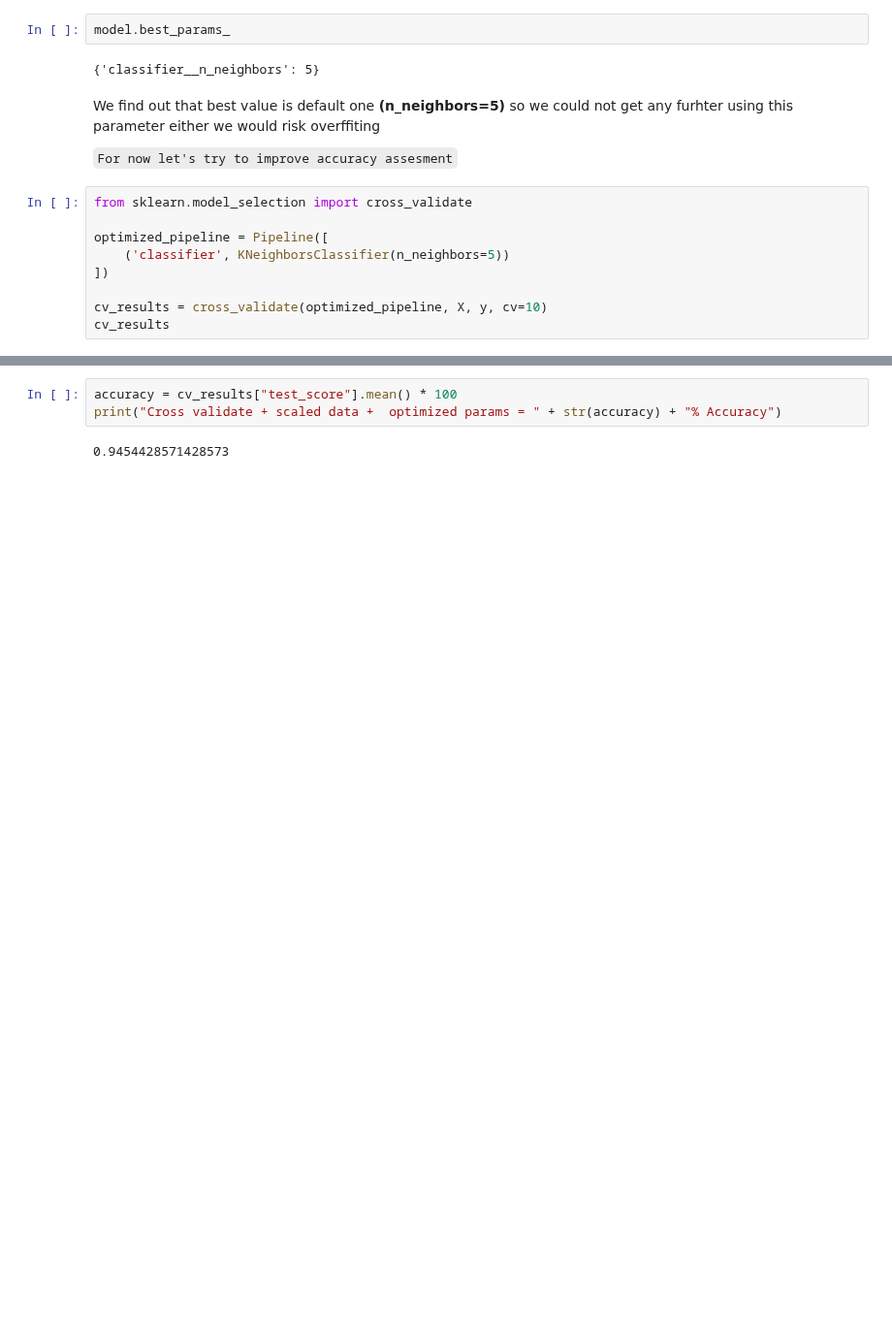
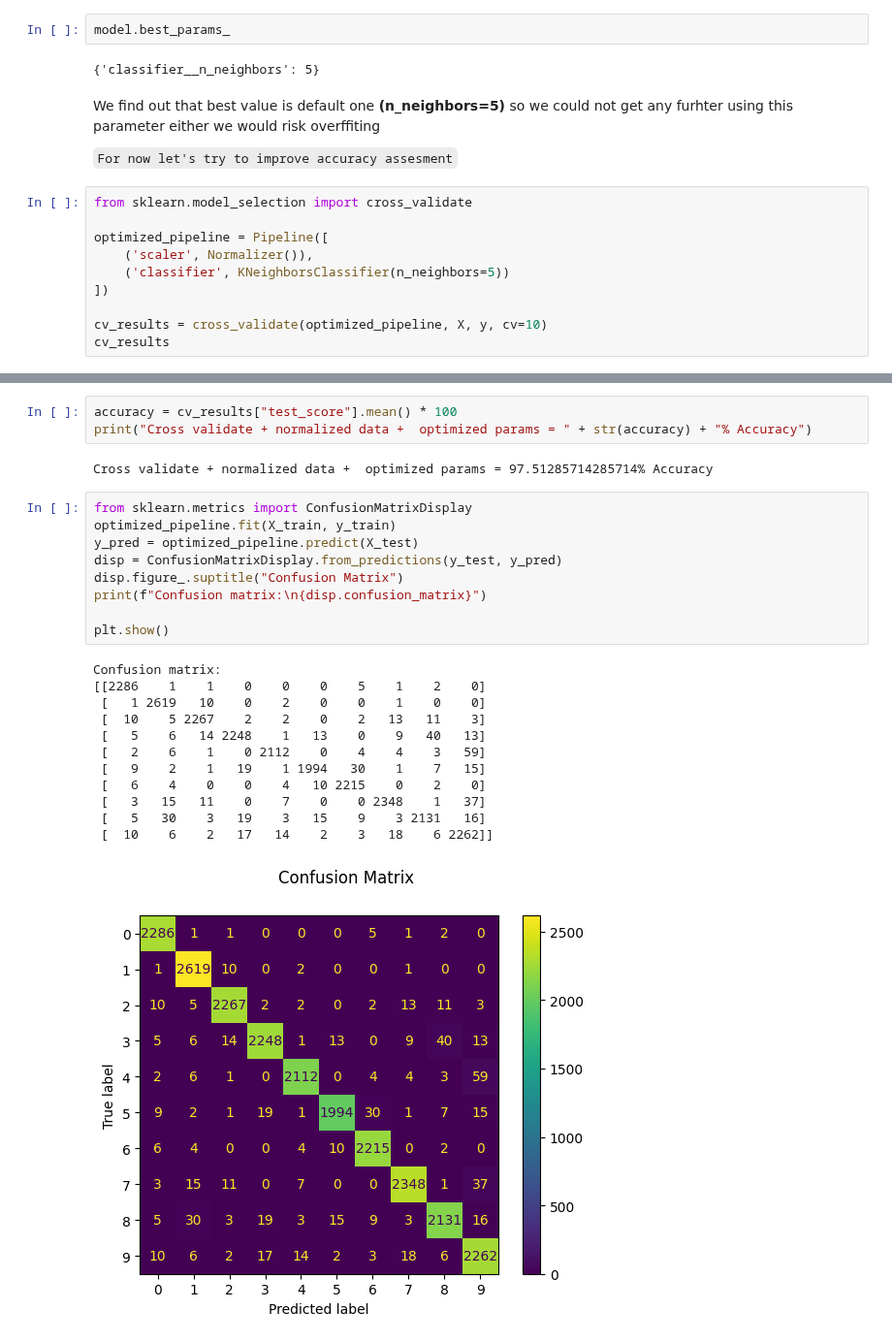
Before and after one commit to lucas066001/IllnessRecognition, a Jupyter notebook: bootstrap/numberRecognition.ipynb, the cells around one changed output, grey strips where cells are left out. Shown at 97% size. Drawn from its saved outputs; the diff is of its cells as text; blank space fills up the shorter version.

```diff
--- a/bootstrap/numberRecognition.ipynb
+++ b/bootstrap/numberRecognition.ipynb
@@ -201,6 +294,7 @@ We find out that best value is default one **(n_neighbors=5)** so we could not g
 from sklearn.model_selection import cross_validate
 
 optimized_pipeline = Pipeline([
+    ('scaler', Normalizer()),
     ('classifier', KNeighborsClassifier(n_neighbors=5))
 ])
 
@@ -211,5 +310,27 @@ NameError: name 'Pipeline' is not defined
 # %%
 accuracy = cv_results["test_score"].mean() * 100
-print("Cross validate + scaled data +  optimized params = " + str(accuracy) + "% Accuracy")
+print("Cross validate + normalized data +  optimized params = " + str(accuracy) + "% Accuracy")
 # %% [output]
-0.9454428571428573
+Cross validate + normalized data +  optimized params = 97.51285714285714% Accuracy
+# %%
+from sklearn.metrics import ConfusionMatrixDisplay
+optimized_pipeline.fit(X_train, y_train)
+y_pred = optimized_pipeline.predict(X_test)
+disp = ConfusionMatrixDisplay.from_predictions(y_test, y_pred)
+disp.figure_.suptitle("Confusion Matrix")
+print(f"Confusion matrix:\n{disp.confusion_matrix}")
+
+plt.show()
+# %% [output]
+Confusion matrix:
+[[2286    1    1    0    0    0    5    1    2    0]
+ [   1 2619   10    0    2    0    0    1    0    0]
+ [  10    5 2267    2    2    0    2   13   11    3]
+ [   5    6   14 2248    1   13    0    9   40   13]
+ [   2    6    1    0 2112    0    4    4    3   59]
+ [   9    2    1   19    1 1994   30    1    7   15]
+ [   6    4    0    0    4   10 2215    0    2    0]
+ [   3   15   11    0    7    0    0 2348    1   37]
+ [   5   30    3   19    3   15    9    3 2131   16]
+ [  10    6    2   17   14    2    3   18    6 2262]]
+[figure, added]
```
Also changed, not shown: parts of 15 cells of this notebook.
